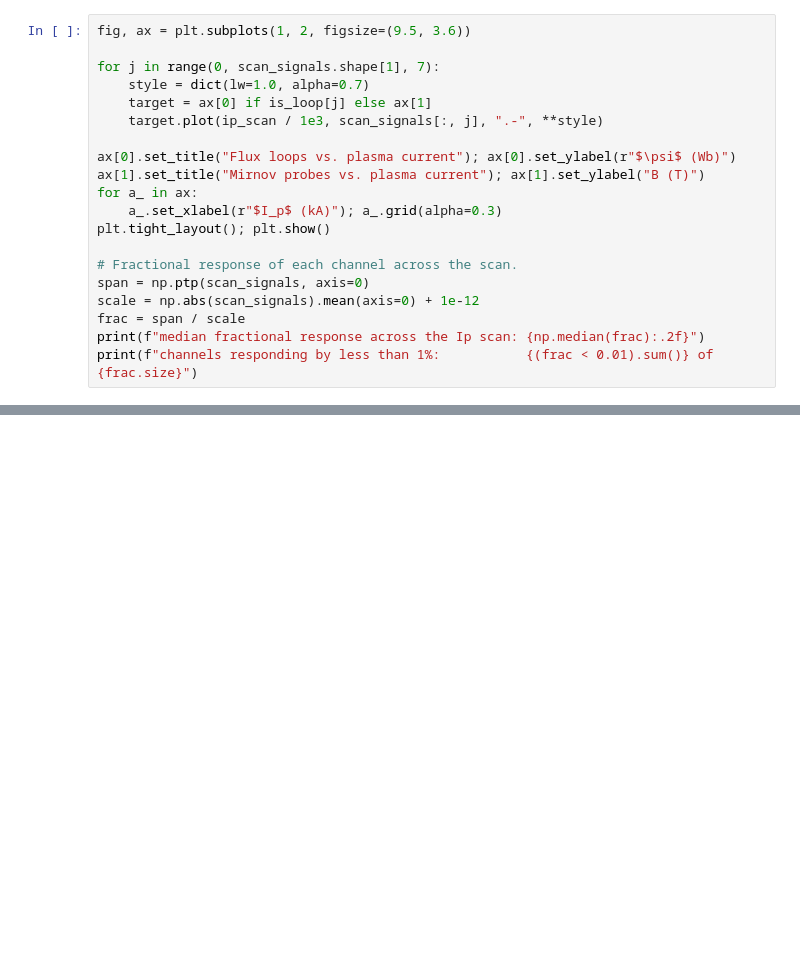
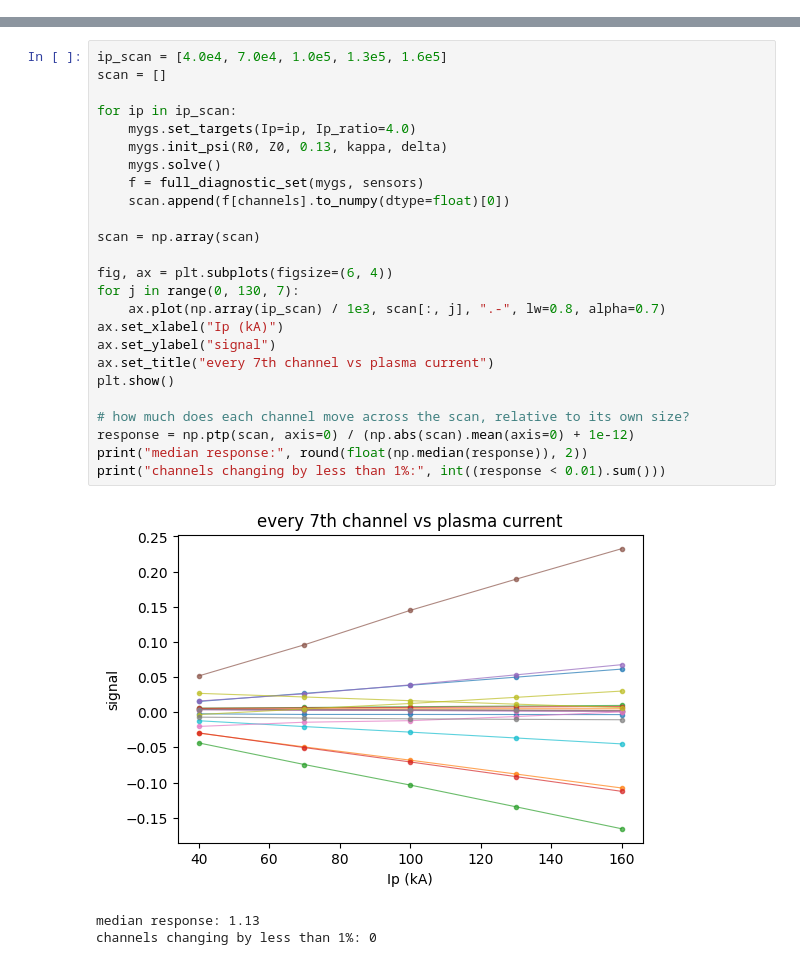
Before and after one commit to GitLostintheSauce/CUTE_TEST_Fusion, a Jupyter notebook: notebooks/01_synthetic_diagnostics.ipynb, the cells around one changed output, grey strips where cells are left out. Cells and saved outputs as stored; diff of their text form; blank space fills up the shorter version.

```diff
--- a/notebooks/01_synthetic_diagnostics.ipynb
+++ b/notebooks/01_synthetic_diagnostics.ipynb
@@ -232,20 +0,0 @@ solved 5 equilibria, signal matrix (5, 130)
-# %%
-fig, ax = plt.subplots(1, 2, figsize=(9.5, 3.6))
-
-for j in range(0, scan_signals.shape[1], 7):
-    style = dict(lw=1.0, alpha=0.7)
-    target = ax[0] if is_loop[j] else ax[1]
-    target.plot(ip_scan / 1e3, scan_signals[:, j], ".-", **style)
-
-ax[0].set_title("Flux loops vs. plasma current"); ax[0].set_ylabel(r"$\psi$ (Wb)")
-ax[1].set_title("Mirnov probes vs. plasma current"); ax[1].set_ylabel("B (T)")
-for a_ in ax:
-    a_.set_xlabel(r"$I_p$ (kA)"); a_.grid(alpha=0.3)
-plt.tight_layout(); plt.show()
-
-# Fractional response of each channel across the scan.
-span = np.ptp(scan_signals, axis=0)
-scale = np.abs(scan_signals).mean(axis=0) + 1e-12
-frac = span / scale
-print(f"median fractional response across the Ip scan: {np.median(frac):.2f}")
-print(f"channels responding by less than 1%:           {(frac < 0.01).sum()} of {frac.size}")
@@ -389,0 +193,29 @@ under its error and quietly miscalibrates any uncertainty estimate built on top.
+# %%
+ip_scan = [4.0e4, 7.0e4, 1.0e5, 1.3e5, 1.6e5]
+scan = []
+
+for ip in ip_scan:
+    mygs.set_targets(Ip=ip, Ip_ratio=4.0)
+    mygs.init_psi(R0, Z0, 0.13, kappa, delta)
+    mygs.solve()
+    f = full_diagnostic_set(mygs, sensors)
+    scan.append(f[channels].to_numpy(dtype=float)[0])
+
+scan = np.array(scan)
+
+fig, ax = plt.subplots(figsize=(6, 4))
+for j in range(0, 130, 7):
+    ax.plot(np.array(ip_scan) / 1e3, scan[:, j], ".-", lw=0.8, alpha=0.7)
+ax.set_xlabel("Ip (kA)")
+ax.set_ylabel("signal")
+ax.set_title("every 7th channel vs plasma current")
+plt.show()
+
+# how much does each channel move across the scan, relative to its own size?
+response = np.ptp(scan, axis=0) / (np.abs(scan).mean(axis=0) + 1e-12)
+print("median response:", round(float(np.median(response)), 2))
+print("channels changing by less than 1%:", int((response < 0.01).sum()))
+# %% [output]
+[figure, added]
+median response: 1.13
+channels changing by less than 1%: 0
```
Also changed, not shown: parts of 40 cells of this notebook.
